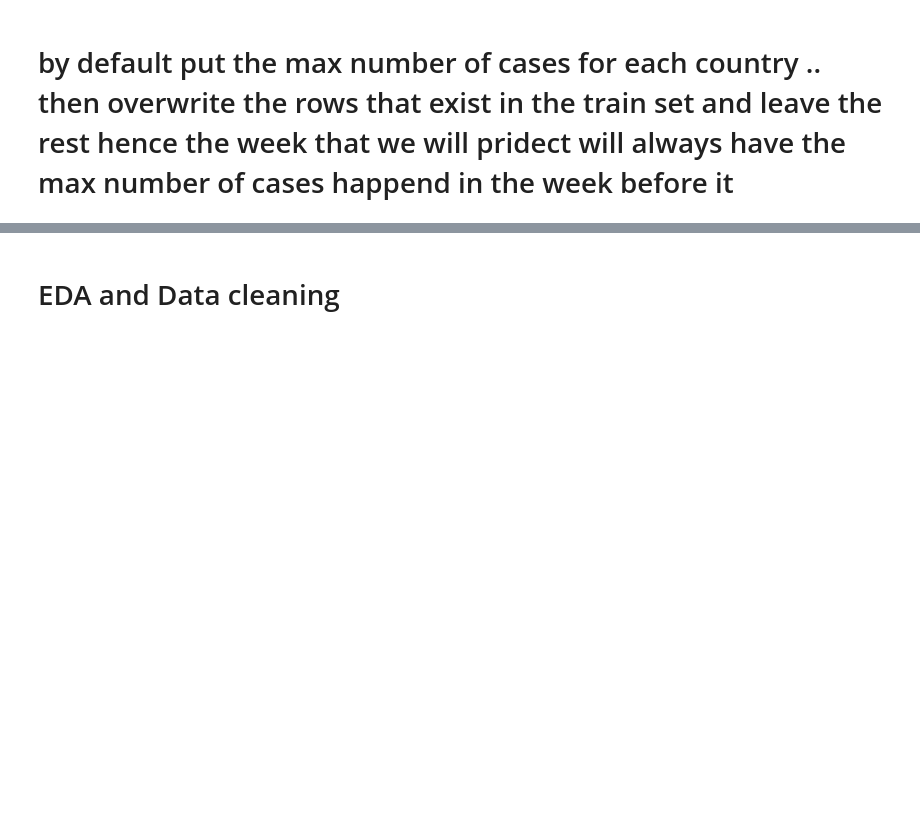
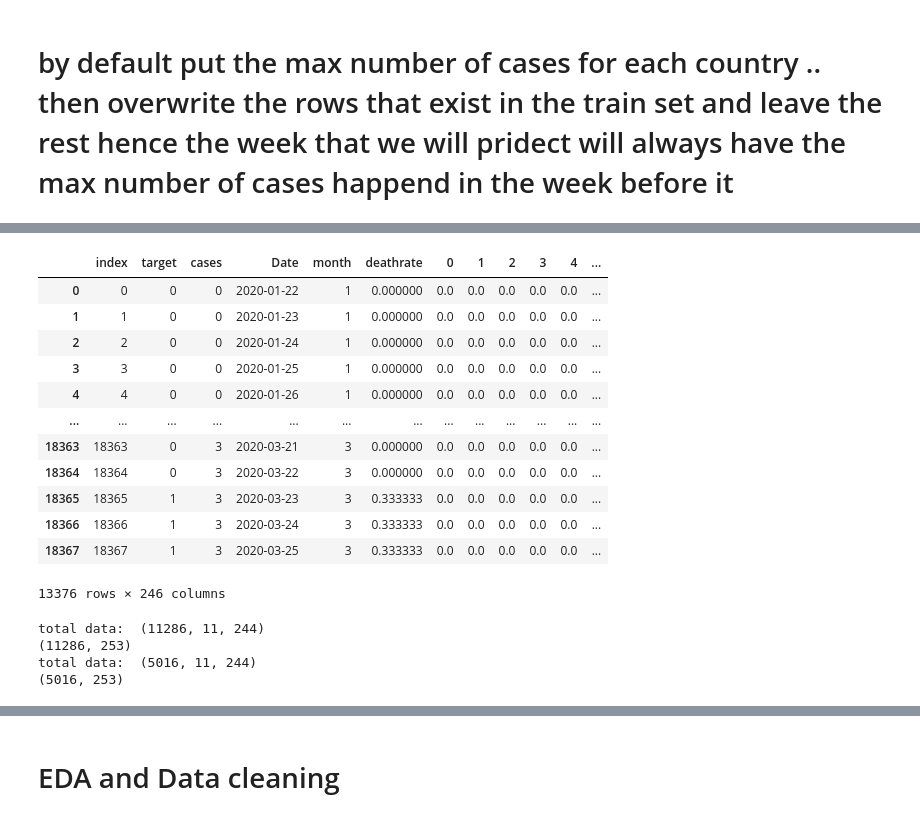
Before and after one commit to mohiiieldin/Predict-the-Global-Spread-of-COVID-19, a Jupyter notebook: my_Copy_of_Covid_19_Data_Prep_Allcountries.ipynb, the cells around one changed output, grey strips where cells are left out. Drawn from its saved outputs; the diff is of its cells as text; code cells hidden in the pictures; blank space fills up the shorter version.

```diff
--- a/my_Copy_of_Covid_19_Data_Prep_Allcountries.ipynb
+++ b/my_Copy_of_Covid_19_Data_Prep_Allcountries.ipynb
@@ -689,7 +667,6 @@ cases_enc = {}
 
 regions = sorted(submissionclean_death['Territory'].unique())
 for r in regions:
-    cases_per_Terr = submissionclean_death[submissionclean_death.Territory == r]['cases']
+    cases_per_Terr = train[train.Territory == r]['cases']
     cases_enc[r] = np.max(cases_per_Terr.values)
-cases_enc
-#submissionclean_death[submissionclean_death.Date > datetime(2020,3,23)]
+#cases_enc
@@ -714,13 +689,16 @@ cases_enc
 # %%
 submissionclean_death['cases'] = submissionclean_death['Territory'].map(cases_enc)
-index = submissionclean[submissionclean.Date <= train.Date[len(train)-1]].target.index
-index2 = train[train.Date >= submissionclean.Date[0]].target.index
-#timesteps = len(submission.iloc[index].Date.unique())
-#print(len(index),len(index2))
+# submissionclean_death.reset_index(inplace=True)
+# submissionclean_death.drop("index",,inplace=True)
+
+index = submissionclean_death[submissionclean_death.Date <= train.Date[len(train)-1]].target.index
+index2 = train[train.Date >= submissionclean_death.Date[0]].target.index
+overlap = len(submission.iloc[index].Date.unique())
+# timesteps= 10
+print(len(index),len(index2))
 for i in range(len(index)):
-#submissionclean.target[index[i]]= train.target[index2[i]]
+  submissionclean_death.target[index[i]]= train.target[index2[i]]
   submissionclean_death.cases[index[i]]= train.cases[index2[i]]
 
-submissionclean_death.fillna(0 , inplace = True)
-submissionclean_death
+submissionclean_death.isna().sum()
 # %% [output]
@@ -762,3 +745,3 @@ trainwithoutcasesL
 # %%
 # Making one Label encoding to the Territory feature
-trainwithoutcasesL , validateL , submissioncleanL = AllEncoder(trainwithoutcases,validate,submissionclean,"l",["Territory"])
+trainwithoutcasesL , validateL , submissioncleanL = AllEncoder(trainwithoutcasesL,validateL,submissioncleanL,"h",["day","Territory"])
@@ -764,0 +774,24 @@ trainwithoutcasesL , validateL , submissioncleanL = AllEncoder(trainwithoutcases
+# %%
+trainwithoutcasesL
+# %% [output]
+|  | index | target | cases | Date | month | deathrate | 0 | 1 | 2 | 3 | 4 | ... |
+| 0 | 0 | 0 | 0 | 2020-01-22 | 1 | 0.000000 | 0.0 | 0.0 | 0.0 | 0.0 | 0.0 | ... |
+| 1 | 1 | 0 | 0 | 2020-01-23 | 1 | 0.000000 | 0.0 | 0.0 | 0.0 | 0.0 | 0.0 | ... |
+| 2 | 2 | 0 | 0 | 2020-01-24 | 1 | 0.000000 | 0.0 | 0.0 | 0.0 | 0.0 | 0.0 | ... |
+| 3 | 3 | 0 | 0 | 2020-01-25 | 1 | 0.000000 | 0.0 | 0.0 | 0.0 | 0.0 | 0.0 | ... |
+| 4 | 4 | 0 | 0 | 2020-01-26 | 1 | 0.000000 | 0.0 | 0.0 | 0.0 | 0.0 | 0.0 | ... |
+| ... | ... | ... | ... | ... | ... | ... | ... | ... | ... | ... | ... | ... |
+| 18363 | 18363 | 0 | 3 | 2020-03-21 | 3 | 0.000000 | 0.0 | 0.0 | 0.0 | 0.0 | 0.0 | ... |
+| 18364 | 18364 | 0 | 3 | 2020-03-22 | 3 | 0.000000 | 0.0 | 0.0 | 0.0 | 0.0 | 0.0 | ... |
+| 18365 | 18365 | 1 | 3 | 2020-03-23 | 3 | 0.333333 | 0.0 | 0.0 | 0.0 | 0.0 | 0.0 | ... |
+| 18366 | 18366 | 1 | 3 | 2020-03-24 | 3 | 0.333333 | 0.0 | 0.0 | 0.0 | 0.0 | 0.0 | ... |
+| 18367 | 18367 | 1 | 3 | 2020-03-25 | 3 | 0.333333 | 0.0 | 0.0 | 0.0 | 0.0 | 0.0 | ... |
+13376 rows × 246 columns
+# %%
+trainlags = load_lags(trainwithoutcasesL.drop(["Date","index"],axis=1).to_numpy(),trdays=trdays,time_step=timesteps)
+validlags = load_lags(validateL.drop(["Date","index"],axis=1).to_numpy(),trdays=validdays,time_step=timesteps)
+# %% [output]
+total data:  (11286, 11, 244)
+(11286, 253)
+total data:  (5016, 11, 244)
+(5016, 253)
```
Also changed, not shown: parts of 155 cells of this notebook.
